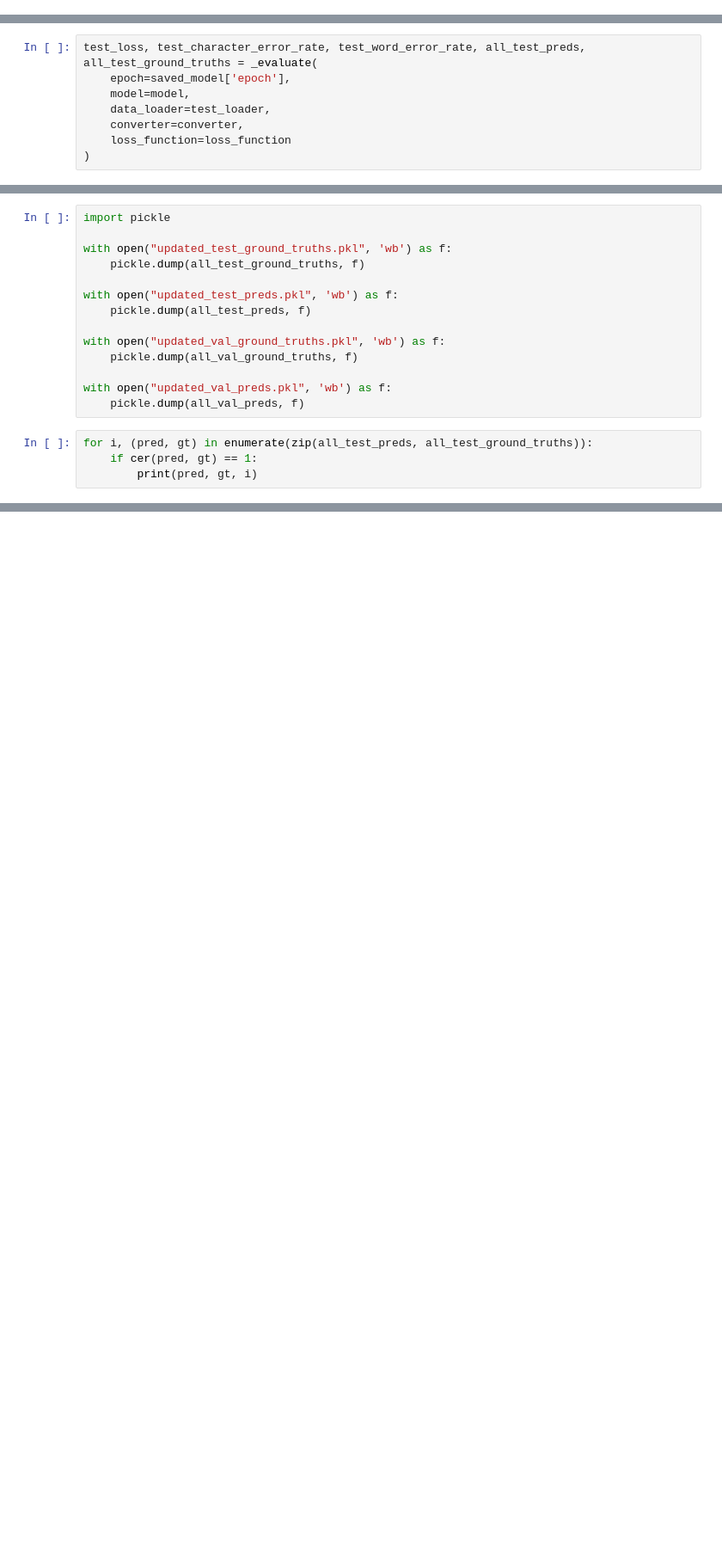
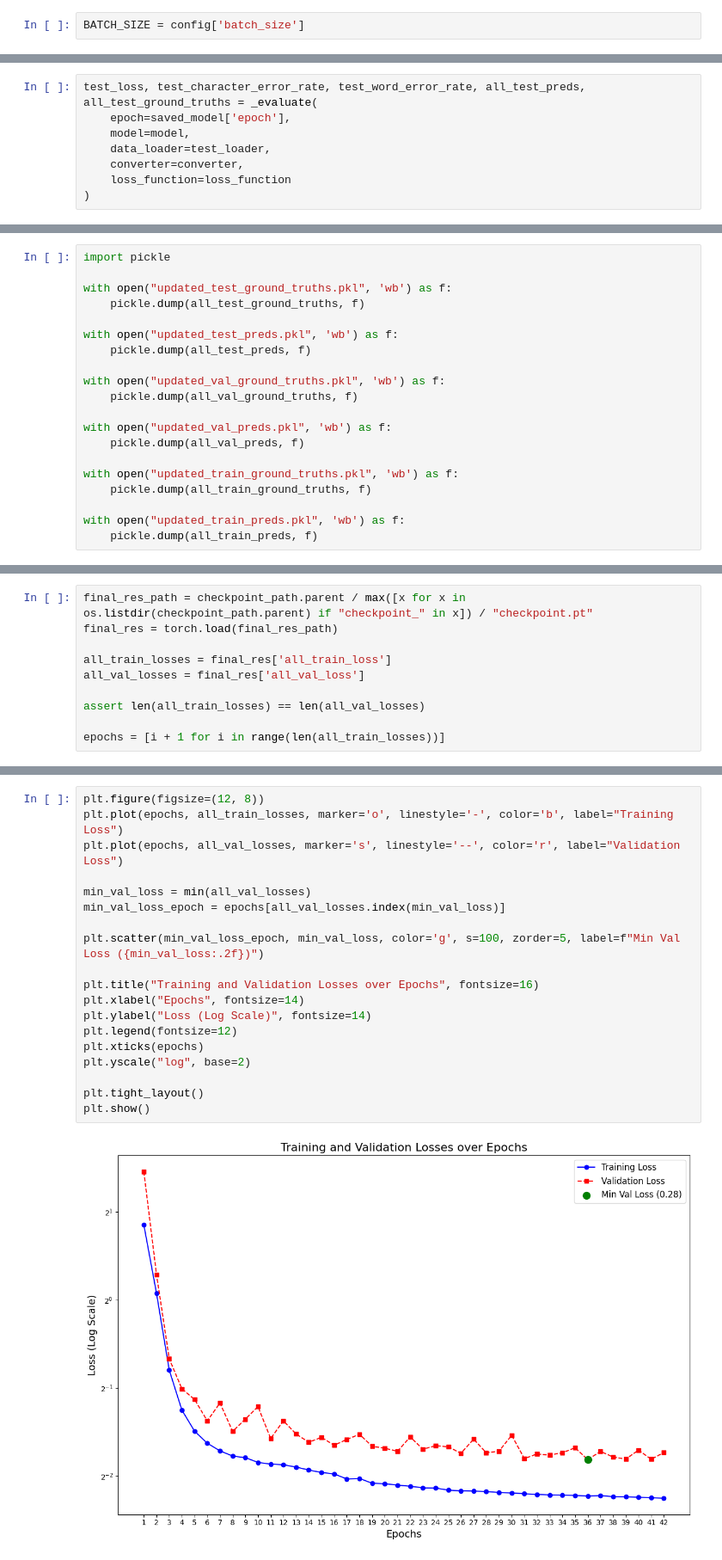
Before and after one commit to faraz-g/handwriting-recognition, a Jupyter notebook: notebooks/test_model.ipynb, the cells around one changed output, grey strips where cells are left out. Shown: that part at 86% size. Drawn from its saved outputs; the diff is of its cells as text; blank space fills up the shorter version.

Commit message:
Finalised exporting metrics

```diff
--- a/notebooks/test_model.ipynb
+++ b/notebooks/test_model.ipynb
@@ -72,3 +101,5 @@ BATCH_SIZE = 64
+# %%
+BATCH_SIZE = config['batch_size']
 # %%
 train_loader = DataLoader(
     data_train,
@@ -154,7 +218,9 @@ with open("updated_val_ground_truths.pkl", 'wb') as f:
 
 with open("updated_val_preds.pkl", 'wb') as f:
     pickle.dump(all_val_preds, f)
+
+with open("updated_train_ground_truths.pkl", 'wb') as f:
+    pickle.dump(all_train_ground_truths, f)
+
+with open("updated_train_preds.pkl", 'wb') as f:
+    pickle.dump(all_train_preds, f)
-# %%
-for i, (pred, gt) in enumerate(zip(all_test_preds, all_test_ground_truths)):
-    if cer(pred, gt) == 1:
-        print(pred, gt, i)
@@ -167,0 +227,10 @@ plt.imshow(img_arr)
+# %%
+final_res_path = checkpoint_path.parent / max([x for x in os.listdir(checkpoint_path.parent) if "checkpoint_" in x]) / "checkpoint.pt"
+final_res = torch.load(final_res_path)
+
+all_train_losses = final_res['all_train_loss']
+all_val_losses = final_res['all_val_loss']
+
+assert len(all_train_losses) == len(all_val_losses)
+
+epochs = [i + 1 for i in range(len(all_train_losses))]
@@ -167,0 +239,21 @@ plt.imshow(img_arr)
+# %%
+plt.figure(figsize=(12, 8))
+plt.plot(epochs, all_train_losses, marker='o', linestyle='-', color='b', label="Training Loss")
+plt.plot(epochs, all_val_losses, marker='s', linestyle='--', color='r', label="Validation Loss")
+
+min_val_loss = min(all_val_losses)
+min_val_loss_epoch = epochs[all_val_losses.index(min_val_loss)]
+
+plt.scatter(min_val_loss_epoch, min_val_loss, color='g', s=100, zorder=5, label=f"Min Val Loss ({min_val_loss:.2f})")
+
+plt.title("Training and Validation Losses over Epochs", fontsize=16)
+plt.xlabel("Epochs", fontsize=14)
+plt.ylabel("Loss (Log Scale)", fontsize=14)
+plt.legend(fontsize=12)
+plt.xticks(epochs)
+plt.yscale("log", base=2)
+
+plt.tight_layout()
+plt.show()
+# %% [output]
+[figure, added]
```
Also changed, not shown: parts of 38 cells of this notebook, 2 other files.
